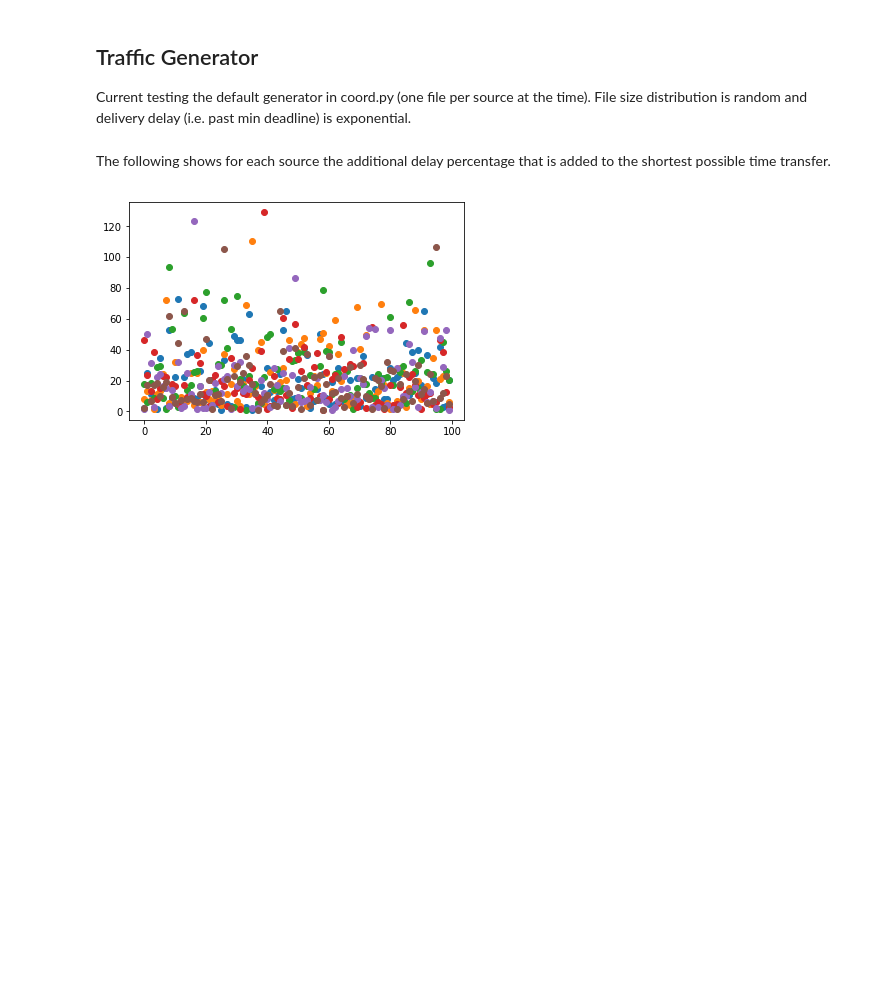
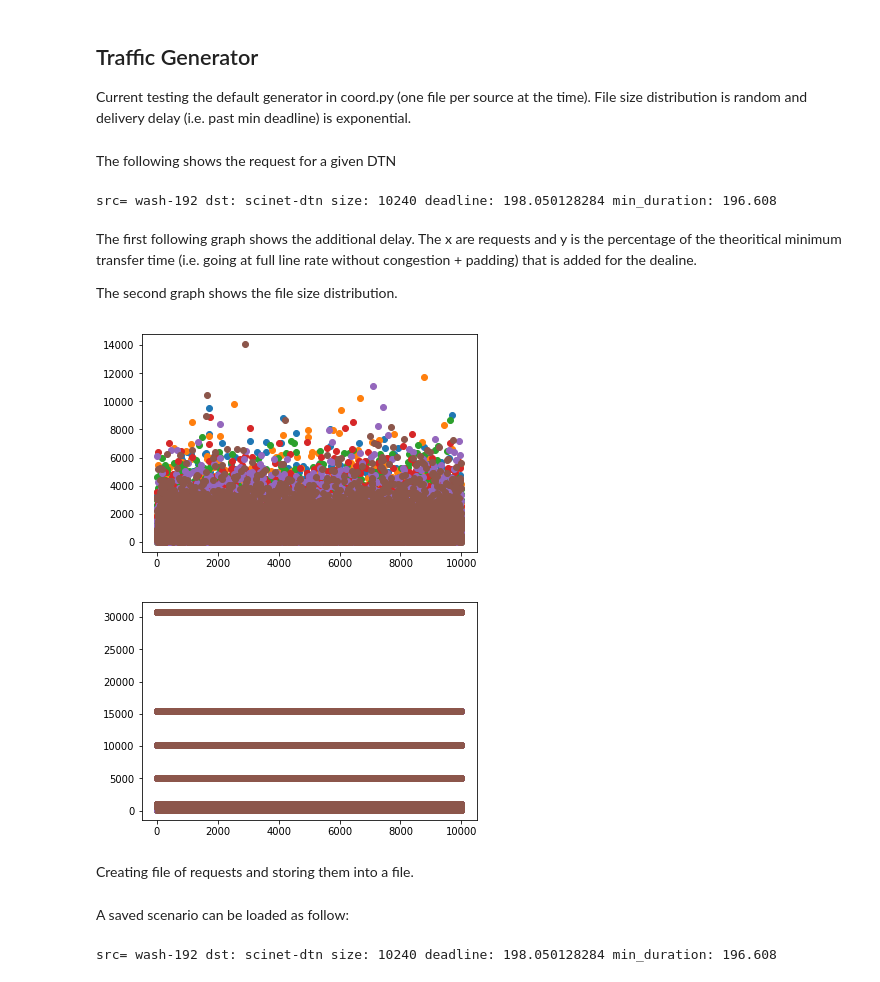
Before and after one commit to esnet/calibers, a Jupyter notebook: sc17/Controller.ipynb, the cells around one changed output. Drawn from its saved outputs; the diff is of its cells as text; code cells hidden in the pictures; blank space fills up the shorter version.

```diff
--- a/sc17/Controller.ipynb
+++ b/sc17/Controller.ipynb
@@ -84,35 +76,43 @@ Traffic Generator
 
 Current testing the default generator in coord.py (one file per source at the time). File size distribution is random and delivery delay (i.e. past min deadline) is exponential.
 # %%
-
 from coord import SingleFileGen
 
-def get_sources(config):
-    sources=[]
-    dtns = config.containers
-    for dtn in dtns:
-        sources.append(dtn.name)
-    return sources
-
-sources = get_sources(config)
 capacity = 500000 # 500 Mbps
 epoch = 5 * 60 # 5 mins
-#gen = traffic_gen(sources,capacity,epoch)
+
 buckets=[30*1024,15*1024,10*1024,5*1024,1*1025,512,128]
-gen = SingleFileGen(sources,capacity,epoch,buckets)
+gen = SingleFileGen(dtns,capacity,epoch,buckets)
+reqs = gen.generate_requests(iterations = 10, scale = 10)
-# %% [markdown]
-The following shows for each source the additional delay percentage that is added to the shortest possible time transfer.
-# %%
-x=[]
-y=[]
-for i in range(100):
-    reqs = gen.generate_requests()
-    x.append(i)
-    ys = []
-    for req in reqs:
-        v = ((req.td - req.min_duration) / req.min_duration) * 100
-        ys.append(req.td/req.min_duration)
-    y.append(ys)
-plotit(x,y)
-# %% [output]
-[figure, removed]
+# %% [markdown]
+The following shows the request for a given DTN
+# %%
+print wash_dtn.requests[0]
+# %% [output]
+src= wash-192 dst: scinet-dtn size: 10240 deadline: 198.050128284 min_duration: 196.608
+# %% [markdown]
+The first following graph shows the additional delay. The x are requests and y is the percentage of the theoritical minimum transfer time (i.e. going at full line rate without congestion + padding) that is added for the dealine.
+
+The second graph shows the file size distribution.
+# %%
+x=[]
+y_delay=[]
+y_size=[]
+req_nb = 0
+for req_epoch in reqs:
+    x.append(req_nb)
+    ys_delay = []
+    ys_size = []
+    for req in req_epoch:
+        ys_delay.append(req.delay_ratio)
+        ys_size.append(req.size)
+    y_delay.append(ys_delay)
+    y_size.append(ys_size)
+    req_nb += 1
+plotit(x,y_delay)
+plotit(x,y_size)
+# %% [output]
+[figure, added]
+[figure, added]
+# %% [markdown]
+Creating file of requests and storing them into a file.
@@ -118,0 +121,8 @@ plotit(x,y)
+# %% [markdown]
+A saved scenario can be loaded as follow:
+# %%
+reqs = SingleFileGen.load("scenario.data", dtns)
+
+dtns[0].requests[0]
+# %% [output]
+src= wash-192 dst: scinet-dtn size: 10240 deadline: 198.050128284 min_duration: 196.608
```
Also changed, not shown: parts of 10 cells of this notebook, 2 other files.
